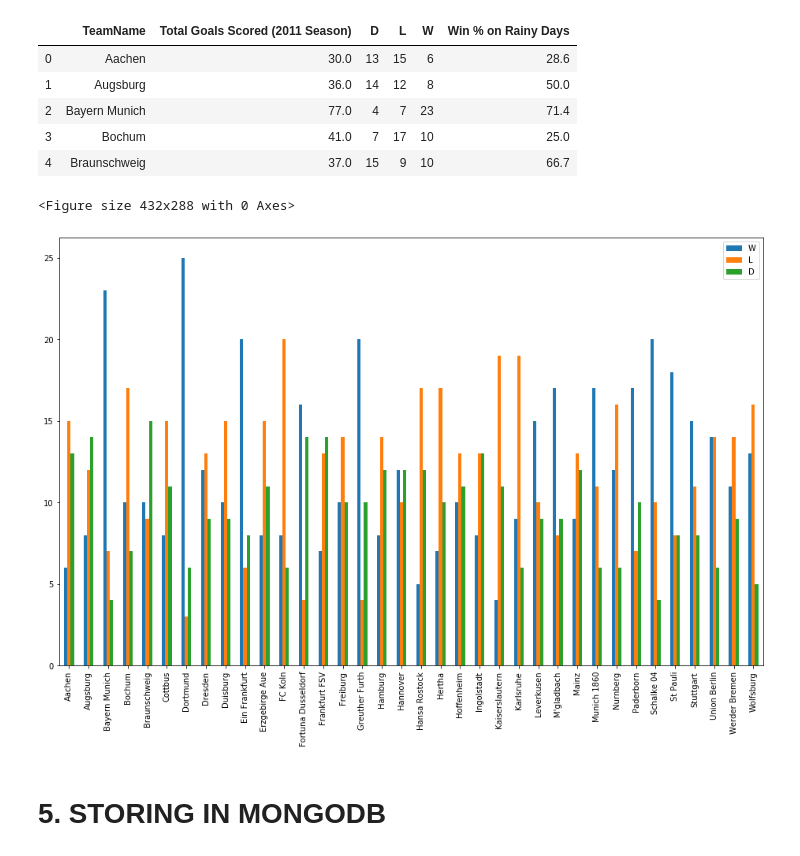
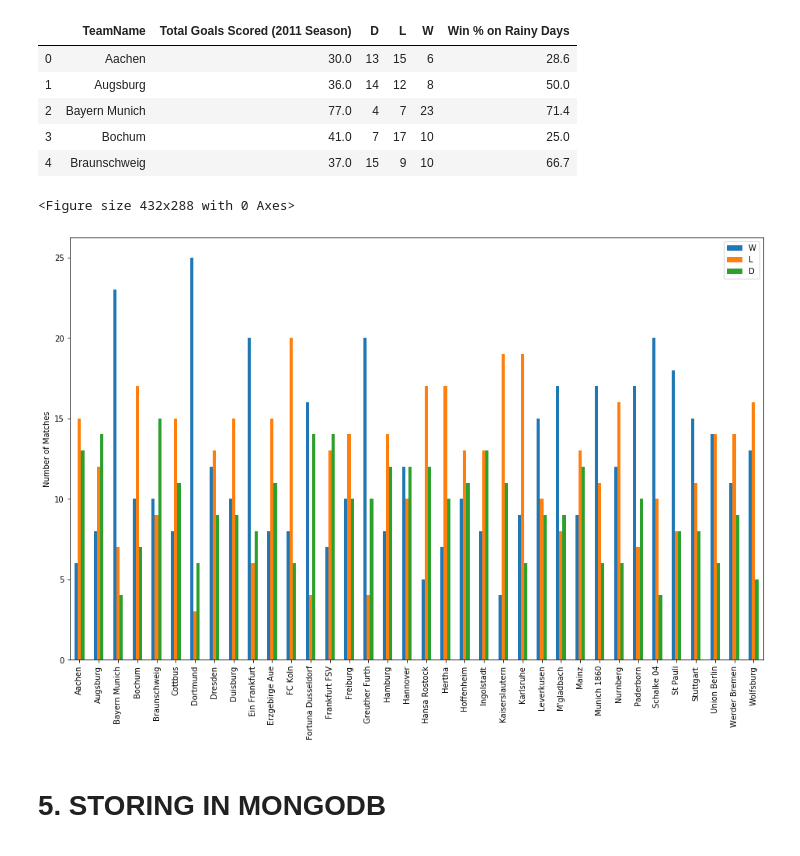
Before and after one commit to ravimalde/football_weather_project, a Jupyter notebook: project_2_football_and_weather_RM.ipynb, the cells around one changed output. Cells and saved outputs as stored; diff of their text form; code cells hidden in the pictures.

```diff
--- a/project_2_football_and_weather_RM.ipynb
+++ b/project_2_football_and_weather_RM.ipynb
@@ -419,13 +419,13 @@ team_data.head()
 # %%
 file_path = "/Users/ravimalde/dsc-files/student/Projects/football_weather_project/"
 fig = plt.figure()
 football_weather_hist = team_data.plot(x='TeamName', y=['W','L','D'], kind='bar', figsize=(16,10))
 plt.xlabel('')
-plt.ylabel('')
+plt.ylabel('Number of Matches')
 plt.savefig(file_path + "football_weather_hist.png")
 # %% [output]
 <Figure size 432x288 with 0 Axes>
-[figure, old version]
+[figure, new version]
 # %%
 # plt.figure(figsize = (16,10))
 # plt.bar(data = team_data, x=team_data.TeamName, height= team_data['D'], color='blue')
```
Also changed, not shown: parts of 1 cell of this notebook.
